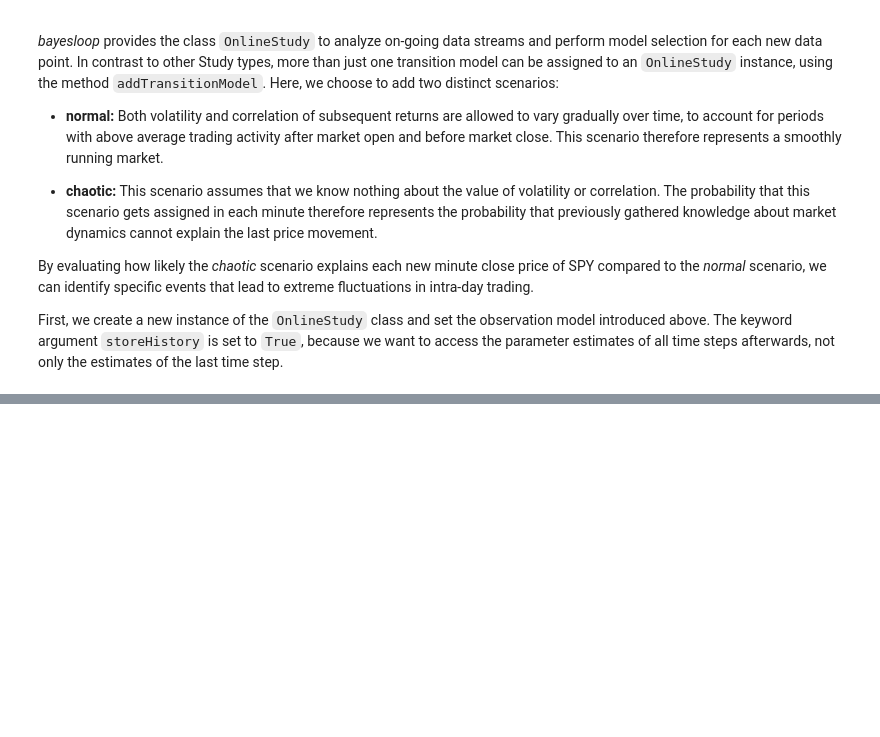
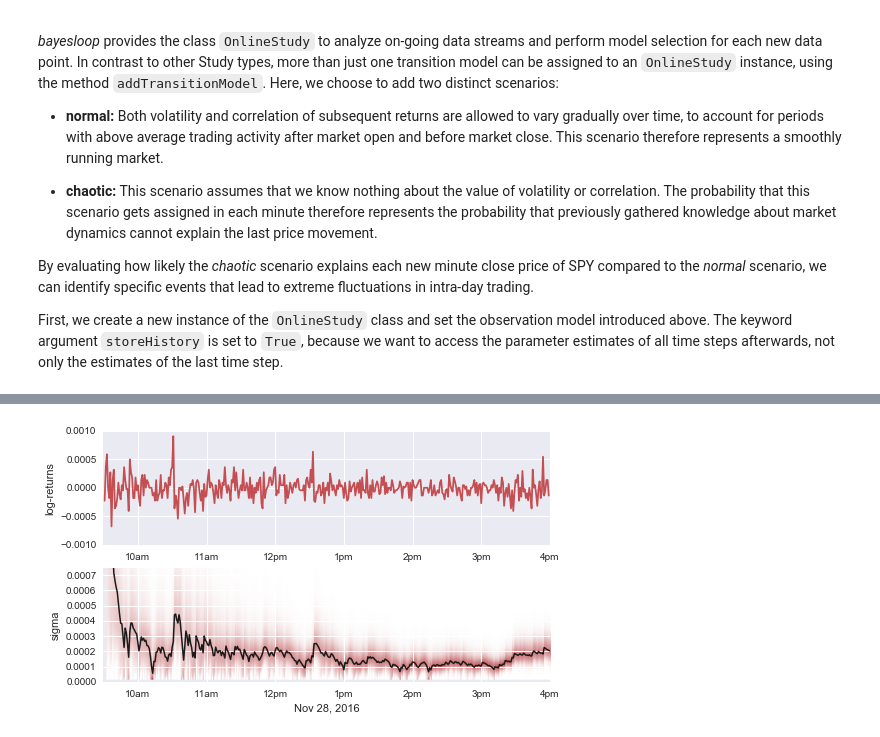
Before and after one commit to christophmark/bayesloop, a Jupyter notebook: docs/source/examples/stockmarketfluctuations.ipynb, the cells around one changed output, grey strips where cells are left out. Saved outputs shown, nothing was run; the diff lists cells and outputs as text; code cells hidden in the pictures; blank space fills up the shorter version.

```diff
--- a/docs/source/examples/stockmarketfluctuations.ipynb
+++ b/docs/source/examples/stockmarketfluctuations.ipynb
@@ -174,11 +152,0 @@ Finally, we can supply log-return values to the study instance, data point by da
-# %%
-for r in tqdm_notebook(logReturns):
-    # inference step for new data point
-    S.step(r)
-
-    # compute new prior distribution for "Independent" transition model
-    S.observationModel.prior = bl.computeJeffreysPriorAR1(S, t=S.rawTimestamps[-1] + 1)
-
-    # use gained information about hyper-parameters
-    # in the next time step
-    S.adoptHyperParameterDistribution()
@@ -267,0 +178,9 @@ This example has shown that *bayesloop*'s `OnlineStudy` class can identify perio
+# %%
+S.addTransitionModel('normal',
+                     bl.tm.CombinedTransitionModel(
+                        bl.tm.GaussianRandomWalk('s1', bl.cint(0, 1.5e-01, 15), target='rho'),
+                        bl.tm.GaussianRandomWalk('s2', bl.cint(0, 1.5e-04, 50), target='sigma'),
+                        )
+                     )
+
+S.addTransitionModel('chaotic', bl.tm.Independent())
@@ -267,0 +208,24 @@ This example has shown that *bayesloop*'s `OnlineStudy` class can identify perio
+# %%
+plt.figure(figsize=(8, 4.5))
+
+# data plot
+plt.subplot(211)
+plt.plot(np.arange(1, 390), logReturns, c='r')
+
+plt.ylabel('log-returns')
+plt.xticks([30, 90, 150, 210, 270, 330, 390],
+           ['10am', '11am', '12pm', '1pm', '2pm', '3pm', '4pm'])
+plt.yticks([-0.001, -0.0005, 0, 0.0005, 0.001])
+plt.xlim([0, 390])
+
+# parameter plot
+plt.subplot(212)
+S.plotParameterEvolution('sigma', color='r')
+
+plt.xticks([28, 88, 148, 208, 268, 328, 388],
+           ['10am', '11am', '12pm', '1pm', '2pm', '3pm', '4pm'])
+plt.xlabel('Nov 28, 2016')
+plt.ylim([0, 0.00075])
+plt.xlim([-2, 388]);
+# %% [output]
+[figure, added]
```
Also changed, not shown: parts of 40 cells of this notebook.
